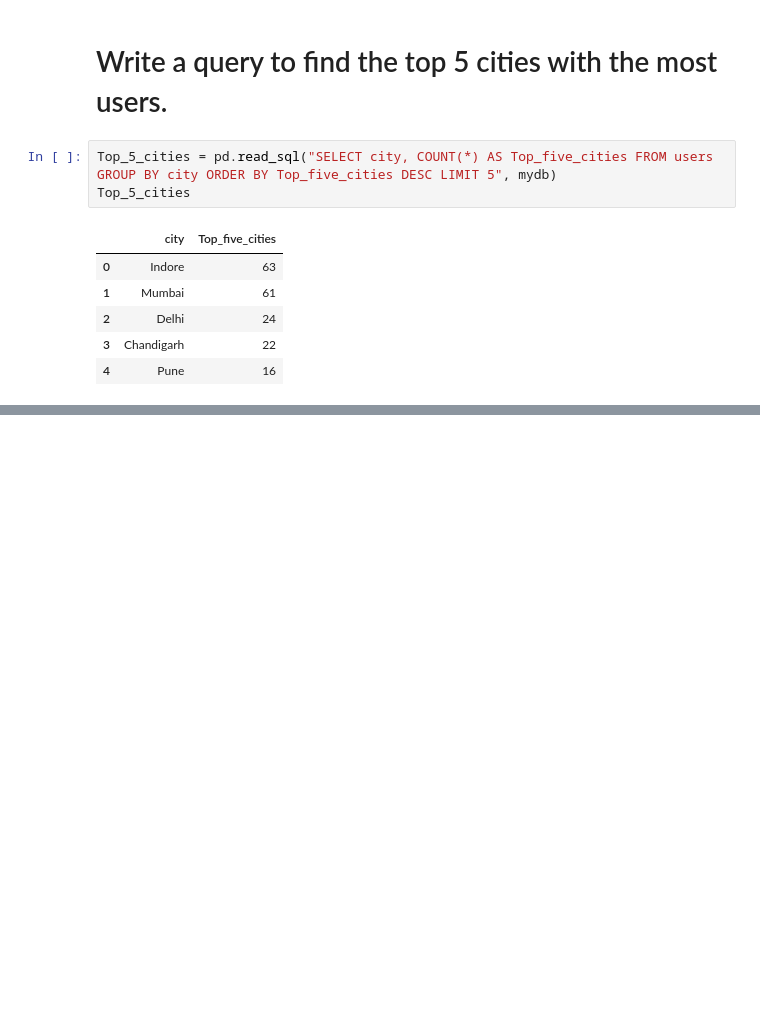
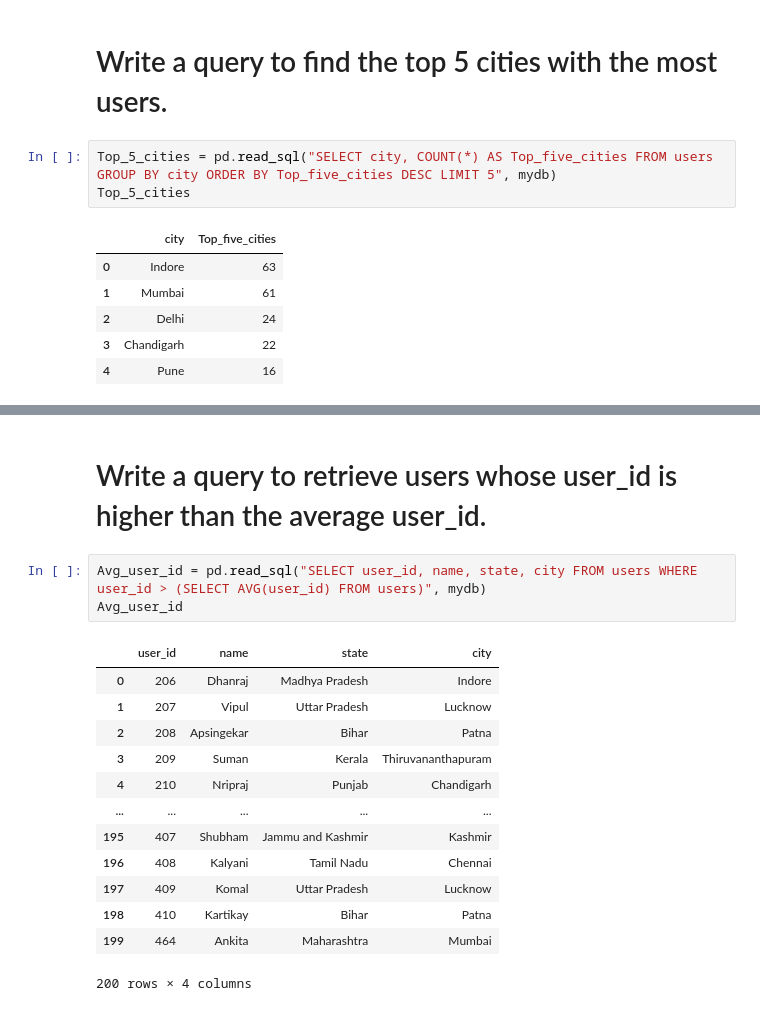
Before and after one commit to Maruf-Ahmad-khan/REVENUE-ANALYSIS, a Jupyter notebook: Case Studies using sql.ipynb, the cells around one changed output, grey strips where cells are left out. Drawn from its saved outputs; the diff is of its cells as text; blank space fills up the shorter version.

```diff
--- a/Case Studies using sql.ipynb
+++ b/Case Studies using sql.ipynb
@@ -327,0 +355,19 @@ int(math.ceil(223.99 * 83.95))
+# %% [markdown]
+# Write a query to retrieve users whose user_id is higher than the average user_id.
+# %%
+Avg_user_id = pd.read_sql("SELECT user_id, name, state, city FROM users WHERE user_id > (SELECT AVG(user_id) FROM users)", mydb)
+Avg_user_id
+# %% [output]
+|  | user_id | name | state | city |
+| 0 | 206 | Dhanraj | Madhya Pradesh | Indore |
+| 1 | 207 | Vipul | Uttar Pradesh | Lucknow |
+| 2 | 208 | Apsingekar | Bihar | Patna |
+| 3 | 209 | Suman | Kerala | Thiruvananthapuram |
+| 4 | 210 | Nripraj | Punjab | Chandigarh |
+| ... | ... | ... | ... | ... |
+| 195 | 407 | Shubham | Jammu and Kashmir | Kashmir |
+| 196 | 408 | Kalyani | Tamil Nadu | Chennai |
+| 197 | 409 | Komal | Uttar Pradesh | Lucknow |
+| 198 | 410 | Kartikay | Bihar | Patna |
+| 199 | 464 | Ankita | Maharashtra | Mumbai |
+200 rows × 4 columns
```
Also changed, not shown: parts of 14 cells of this notebook, 3 other files.
